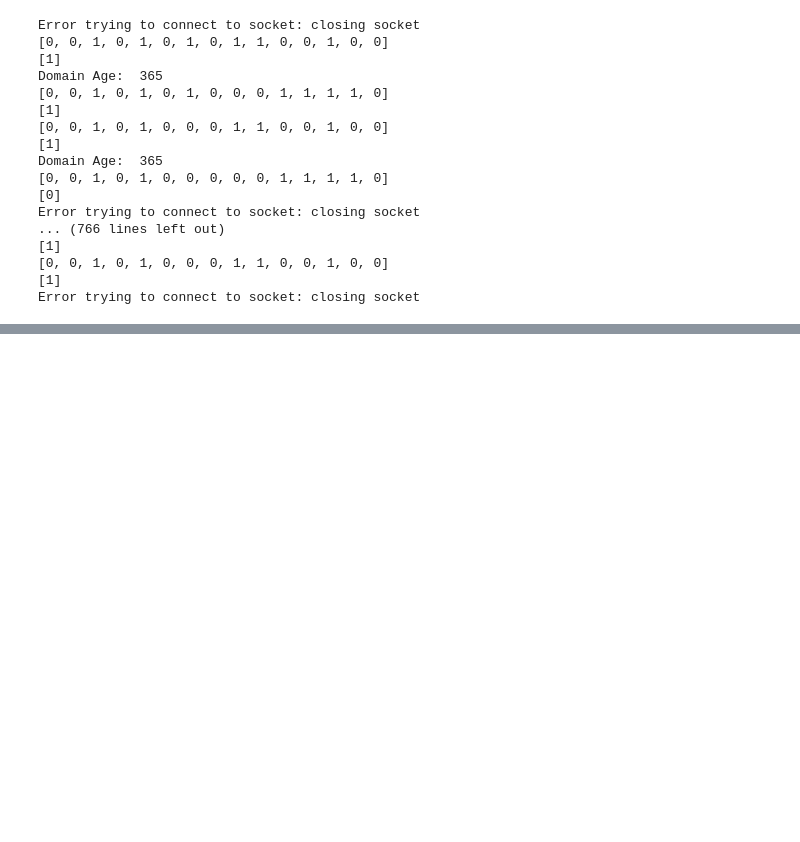
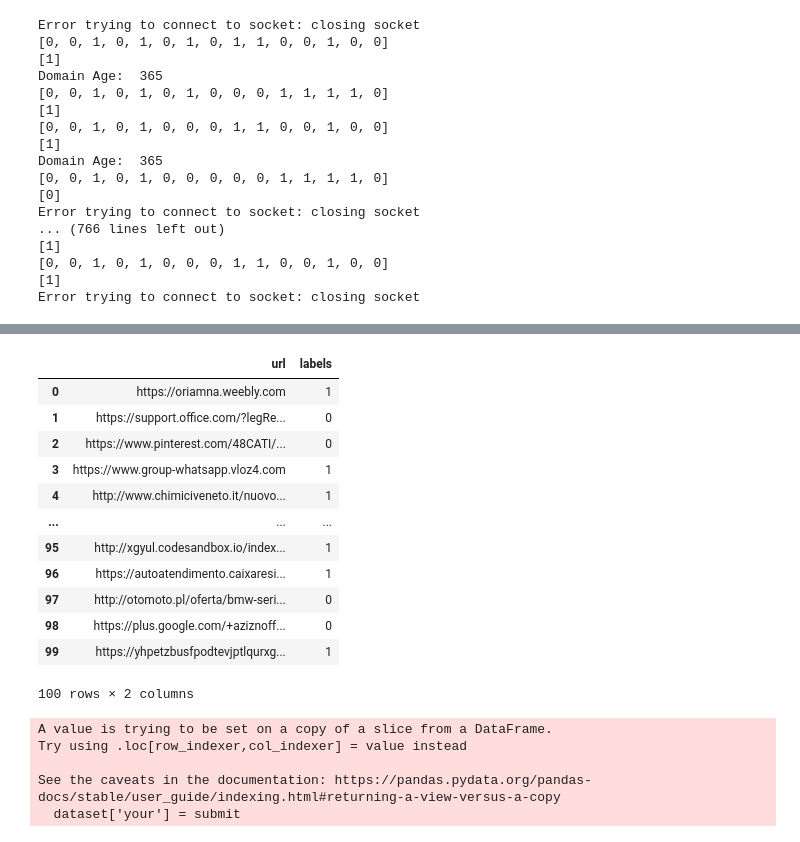
Before and after one commit to aidenpearce001/Phishing-detection-ML, a Jupyter notebook: Generate Dataset/Random Forest .ipynb, the cells around one changed output, grey strips where cells are left out. Cells and saved outputs as stored; diff of their text form; code cells hidden in the pictures; blank space fills up the shorter version.

```diff
--- a/Generate Dataset/Random Forest .ipynb
+++ b/Generate Dataset/Random Forest .ipynb
@@ -190,0 +231,16 @@ Error trying to connect to socket: closing socket
+# %%
+df_origin[0:100]
+# %% [output]
+|  | url | labels |
+| 0 | https://oriamna.weebly.com | 1 |
+| 1 | https://support.office.com/?legRe... | 0 |
+| 2 | https://www.pinterest.com/48CATI/... | 0 |
+| 3 | https://www.group-whatsapp.vloz4.com | 1 |
+| 4 | http://www.chimiciveneto.it/nuovo... | 1 |
+| ... | ... | ... |
+| 95 | http://xgyul.codesandbox.io/index... | 1 |
+| 96 | https://autoatendimento.caixaresi... | 1 |
+| 97 | http://otomoto.pl/oferta/bmw-seri... | 0 |
+| 98 | https://plus.google.com/+aziznoff... | 0 |
+| 99 | https://yhpetzbusfpodtevjptlqurxg... | 1 |
+100 rows × 2 columns
@@ -190,0 +259,9 @@ Error trying to connect to socket: closing socket
+# %%
+dataset = df_origin[0:100]
+dataset['your'] = submit
+# %% [output]
+A value is trying to be set on a copy of a slice from a DataFrame.
+Try using .loc[row_indexer,col_indexer] = value instead
+
+See the caveats in the documentation: https://pandas.pydata.org/pandas-docs/stable/user_guide/indexing.html#returning-a-view-versus-a-copy
+  dataset['your'] = submit
```
Also changed, not shown: parts of 8 cells of this notebook, 9 other files.
